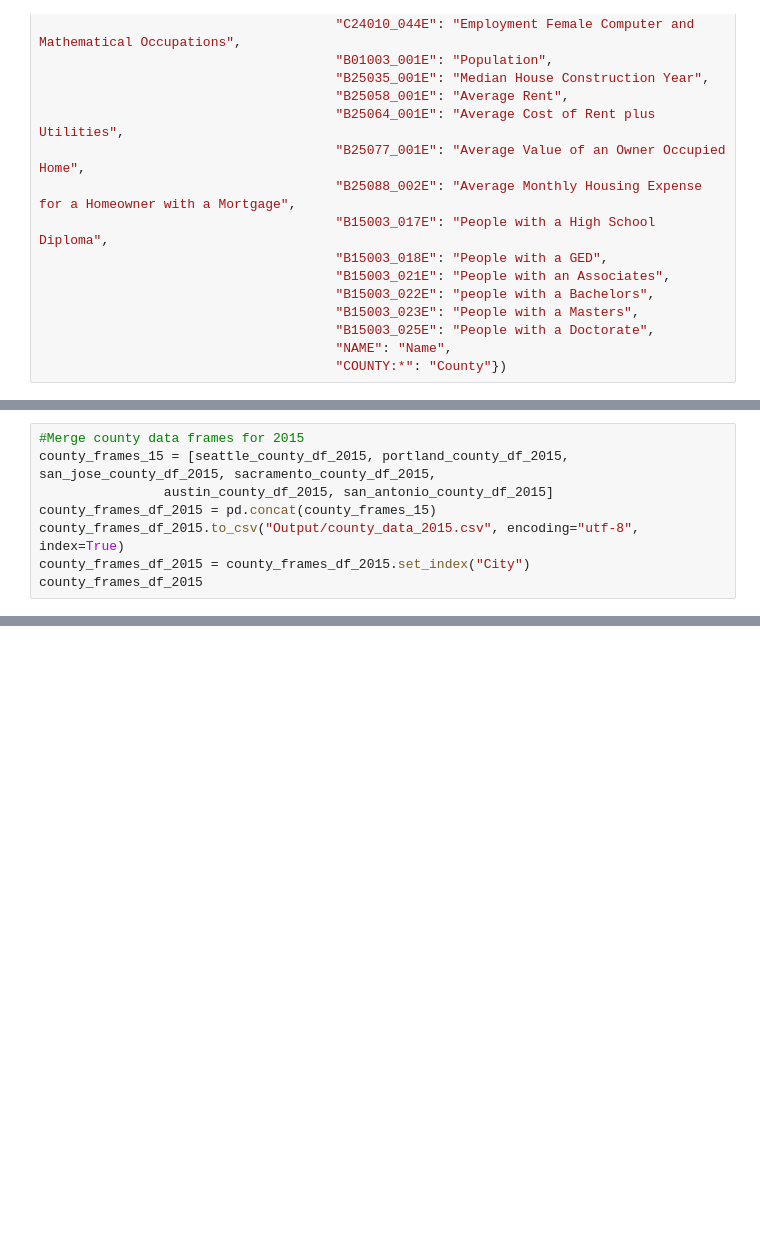
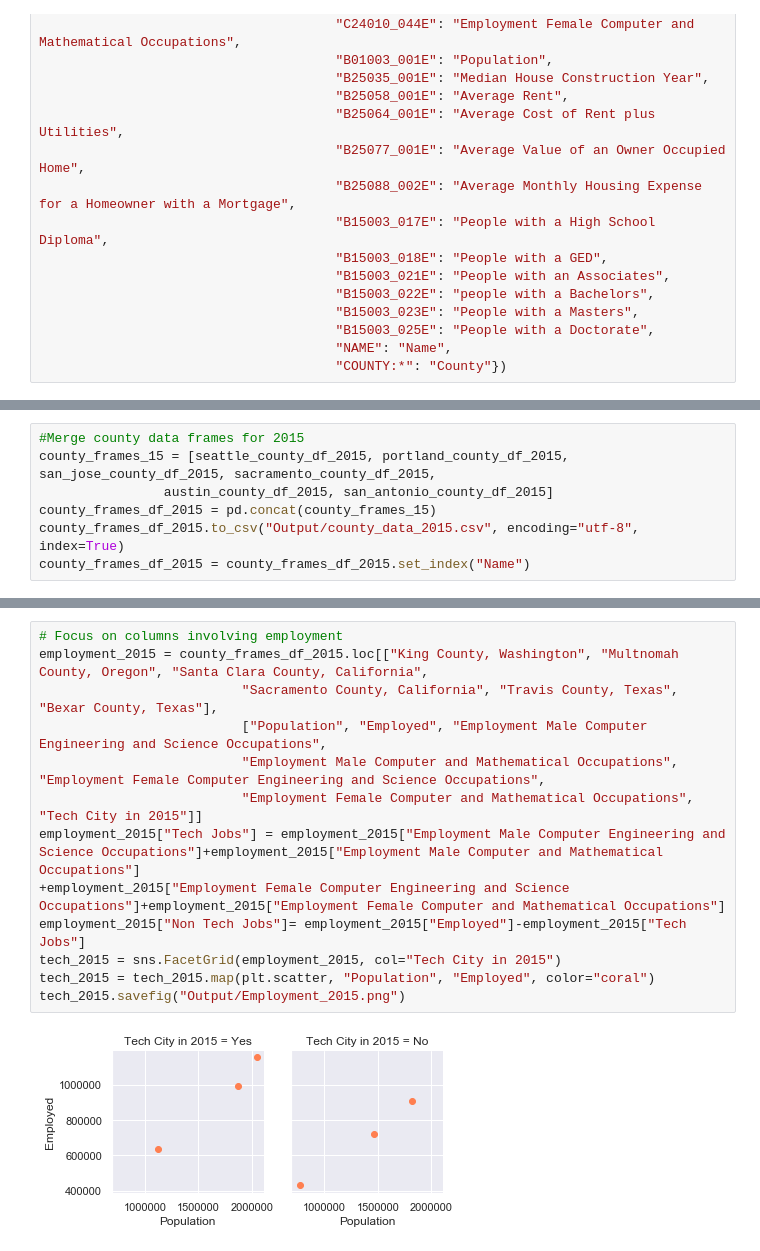
Before and after one commit to mrcjbf/project-one-repo, a Jupyter notebook: census_api.ipynb, the cells around one changed output, grey strips where cells are left out. Cells and saved outputs as stored; diff of their text form; blank space fills up the shorter version.

```diff
--- a/census_api.ipynb
+++ b/census_api.ipynb
@@ -305,5 +318,4 @@ county_frames_15 = [seattle_county_df_2015, portland_county_df_2015, san_jose_co
                 austin_county_df_2015, san_antonio_county_df_2015]
 county_frames_df_2015 = pd.concat(county_frames_15)
 county_frames_df_2015.to_csv("Output/county_data_2015.csv", encoding="utf-8", index=True)
-county_frames_df_2015 = county_frames_df_2015.set_index("City")
-county_frames_df_2015
+county_frames_df_2015 = county_frames_df_2015.set_index("Name")
@@ -320,3 +322,18 @@ county_frames_df_2015
+# %%
+# Focus on columns involving employment
+employment_2015 = county_frames_df_2015.loc[["King County, Washington", "Multnomah County, Oregon", "Santa Clara County, California",
+                          "Sacramento County, California", "Travis County, Texas", "Bexar County, Texas"],
+                          ["Population", "Employed", "Employment Male Computer Engineering and Science Occupations",
+                          "Employment Male Computer and Mathematical Occupations", "Employment Female Computer Engineering and Science Occupations",
+                          "Employment Female Computer and Mathematical Occupations", "Tech City in 2015"]]
+employment_2015["Tech Jobs"] = employment_2015["Employment Male Computer Engineering and Science Occupations"]+employment_2015["Employment Male Computer and Mathematical Occupations"]
++employment_2015["Employment Female Computer Engineering and Science Occupations"]+employment_2015["Employment Female Computer and Mathematical Occupations"]
+employment_2015["Non Tech Jobs"]= employment_2015["Employed"]-employment_2015["Tech Jobs"]
+tech_2015 = sns.FacetGrid(employment_2015, col="Tech City in 2015")
+tech_2015 = tech_2015.map(plt.scatter, "Population", "Employed", color="coral")
+tech_2015.savefig("Output/Employment_2015.png")
+# %% [output]
+[figure, added]
 # %%
 #Merge county data frames for 2016
 county_frames_16 = [seattle_county_df_2016, portland_county_df_2016, san_jose_county_df_2016, sacramento_county_df_2016,
```
Also changed, not shown: parts of 13 cells of this notebook, 10 other files.
